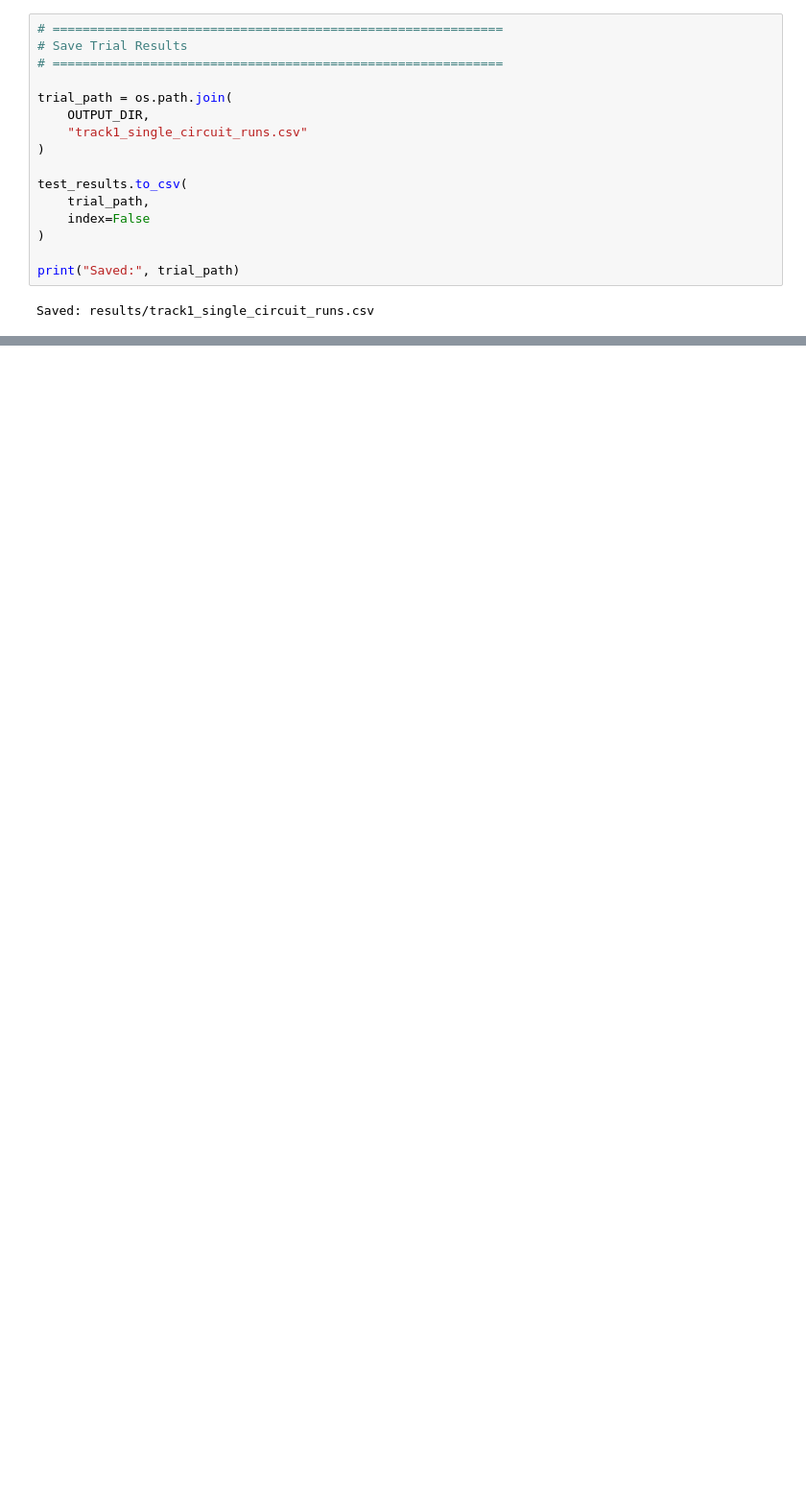
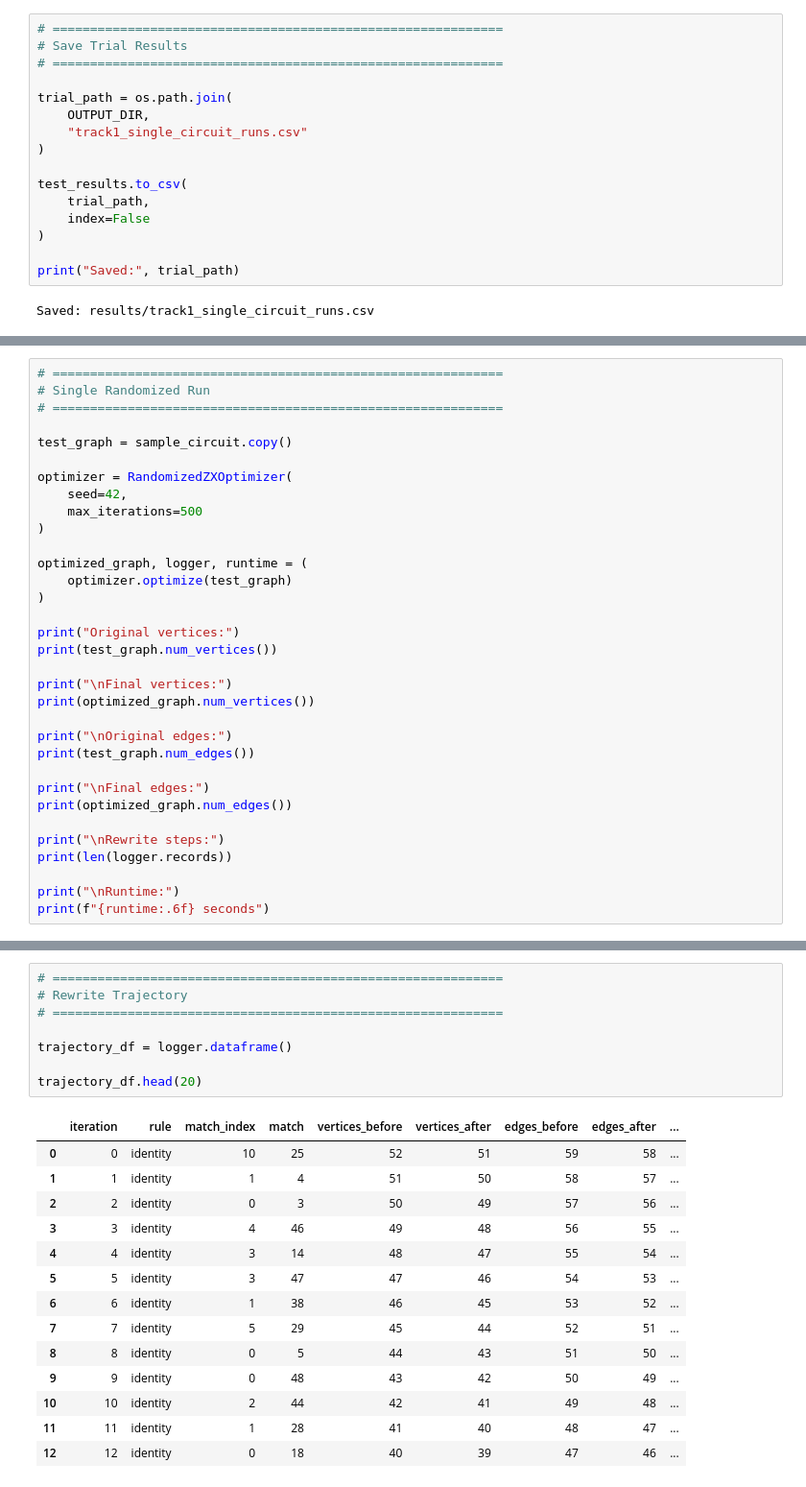
Before and after one commit to Yeabebe/ZX-CENF, a Jupyter notebook: experiments/zx_rewrite_order_ambiguity.ipynb, the cells around one changed output, grey strips where cells are left out. Shown at 96% size. Saved outputs shown, nothing was run; the diff lists cells and outputs as text; blank space fills up the shorter version.

```diff
--- a/experiments/zx_rewrite_order_ambiguity.ipynb
+++ b/experiments/zx_rewrite_order_ambiguity.ipynb
@@ -1232,0 +1654,33 @@ Saved: results/track1_single_circuit_runs.csv
+# %%
+# ============================================================
+# Single Randomized Run
+# ============================================================
+
+test_graph = sample_circuit.copy()
+
+optimizer = RandomizedZXOptimizer(
+    seed=42,
+    max_iterations=500
+)
+
+optimized_graph, logger, runtime = (
+    optimizer.optimize(test_graph)
+)
+
+print("Original vertices:")
+print(test_graph.num_vertices())
+
+print("\nFinal vertices:")
+print(optimized_graph.num_vertices())
+
+print("\nOriginal edges:")
+print(test_graph.num_edges())
+
+print("\nFinal edges:")
+print(optimized_graph.num_edges())
+
+print("\nRewrite steps:")
+print(len(logger.records))
+
+print("\nRuntime:")
+print(f"{runtime:.6f} seconds")
@@ -1232,0 +1705,23 @@ Saved: results/track1_single_circuit_runs.csv
+# %%
+# ============================================================
+# Rewrite Trajectory
+# ============================================================
+
+trajectory_df = logger.dataframe()
+
+trajectory_df.head(20)
+# %% [output]
+|  | iteration | rule | match_index | match | vertices_before | vertices_after | edges_before | edges_after | ... |
+| 0 | 0 | identity | 10 | 25 | 52 | 51 | 59 | 58 | ... |
+| 1 | 1 | identity | 1 | 4 | 51 | 50 | 58 | 57 | ... |
+| 2 | 2 | identity | 0 | 3 | 50 | 49 | 57 | 56 | ... |
+| 3 | 3 | identity | 4 | 46 | 49 | 48 | 56 | 55 | ... |
+| 4 | 4 | identity | 3 | 14 | 48 | 47 | 55 | 54 | ... |
+| 5 | 5 | identity | 3 | 47 | 47 | 46 | 54 | 53 | ... |
+| 6 | 6 | identity | 1 | 38 | 46 | 45 | 53 | 52 | ... |
+| 7 | 7 | identity | 5 | 29 | 45 | 44 | 52 | 51 | ... |
+| 8 | 8 | identity | 0 | 5 | 44 | 43 | 51 | 50 | ... |
+| 9 | 9 | identity | 0 | 48 | 43 | 42 | 50 | 49 | ... |
+| 10 | 10 | identity | 2 | 44 | 42 | 41 | 49 | 48 | ... |
+| 11 | 11 | identity | 1 | 28 | 41 | 40 | 48 | 47 | ... |
+| 12 | 12 | identity | 0 | 18 | 40 | 39 | 47 | 46 | ... |
```
Also changed, not shown: parts of 28 cells of this notebook.
